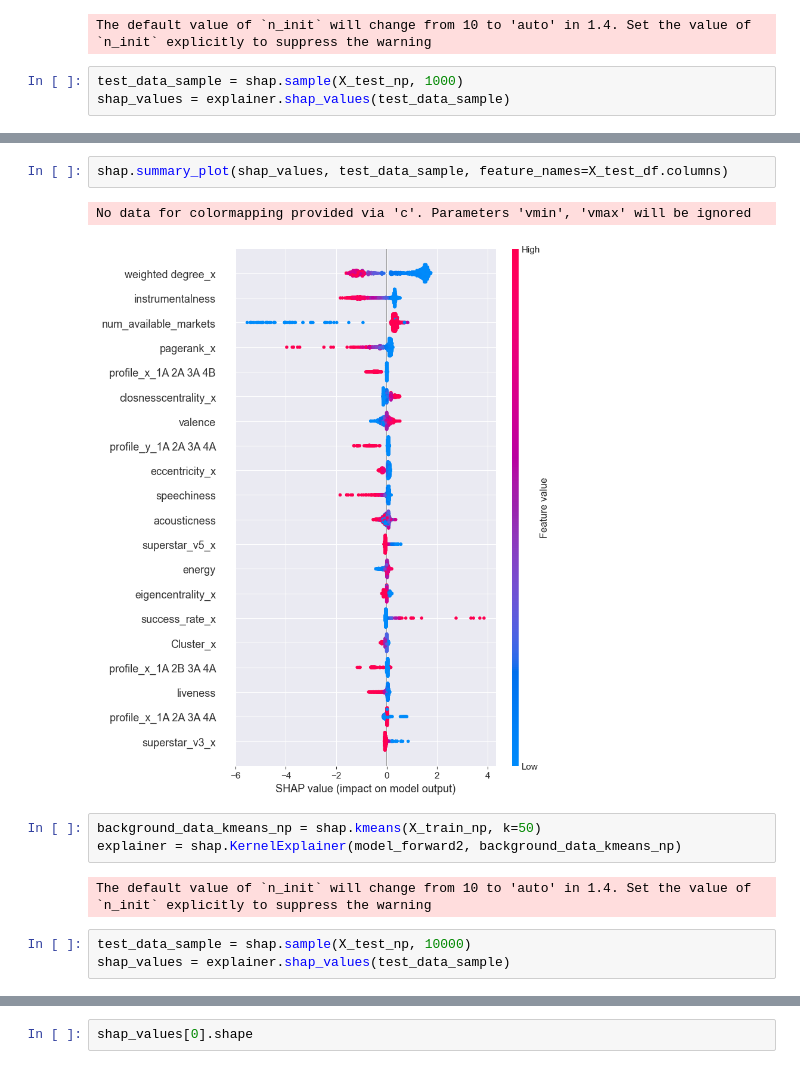
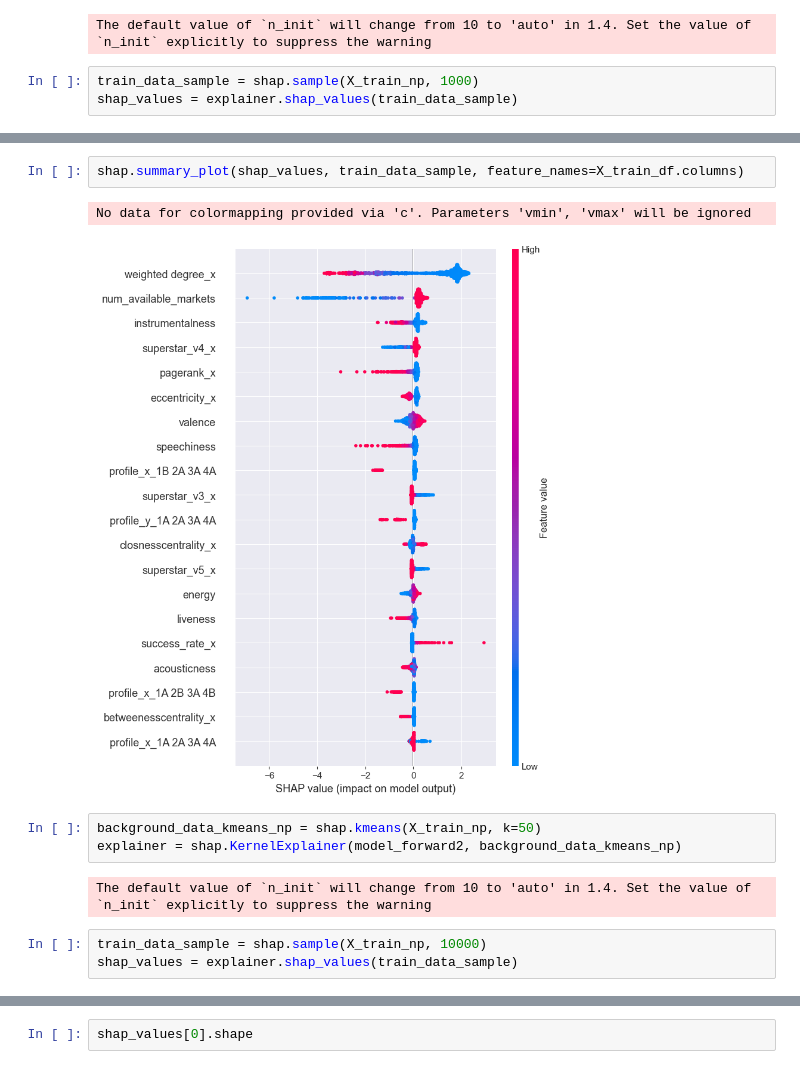
Before and after one commit to l4vd/Ba_first_tries, a Jupyter notebook: models/Original_MLP/Network_Analysis.ipynb, the cells around one changed output, grey strips where cells are left out. Cells and saved outputs as stored; diff of their text form.

```diff
--- a/models/Original_MLP/Network_Analysis.ipynb
+++ b/models/Original_MLP/Network_Analysis.ipynb
@@ -1276,6 +1275,6 @@ explainer = shap.KernelExplainer(model_forward2, background_data_kmeans_np)
 # %% [output]
 The default value of `n_init` will change from 10 to 'auto' in 1.4. Set the value of `n_init` explicitly to suppress the warning
 # %%
-test_data_sample = shap.sample(X_test_np, 1000)
-shap_values = explainer.shap_values(test_data_sample)
+train_data_sample = shap.sample(X_train_np, 1000)
+shap_values = explainer.shap_values(train_data_sample)
 # %%
@@ -1285,14 +1284,14 @@ shap.summary_plot(shap_values, test_data_sample, plot_type="bar", feature_names=
 # %%
-shap.summary_plot(shap_values, test_data_sample, feature_names=X_test_df.columns)
+shap.summary_plot(shap_values, train_data_sample, feature_names=X_train_df.columns)
 # %% [output]
 No data for colormapping provided via 'c'. Parameters 'vmin', 'vmax' will be ignored
-[figure, old version]
+[figure, new version]
 # %%
 background_data_kmeans_np = shap.kmeans(X_train_np, k=50)
 explainer = shap.KernelExplainer(model_forward2, background_data_kmeans_np)
 # %% [output]
 The default value of `n_init` will change from 10 to 'auto' in 1.4. Set the value of `n_init` explicitly to suppress the warning
 # %%
-test_data_sample = shap.sample(X_test_np, 10000)
-shap_values = explainer.shap_values(test_data_sample)
+train_data_sample = shap.sample(X_train_np, 10000)
+shap_values = explainer.shap_values(train_data_sample)
 # %%
```
Also changed, not shown: parts of 10 cells of this notebook.
